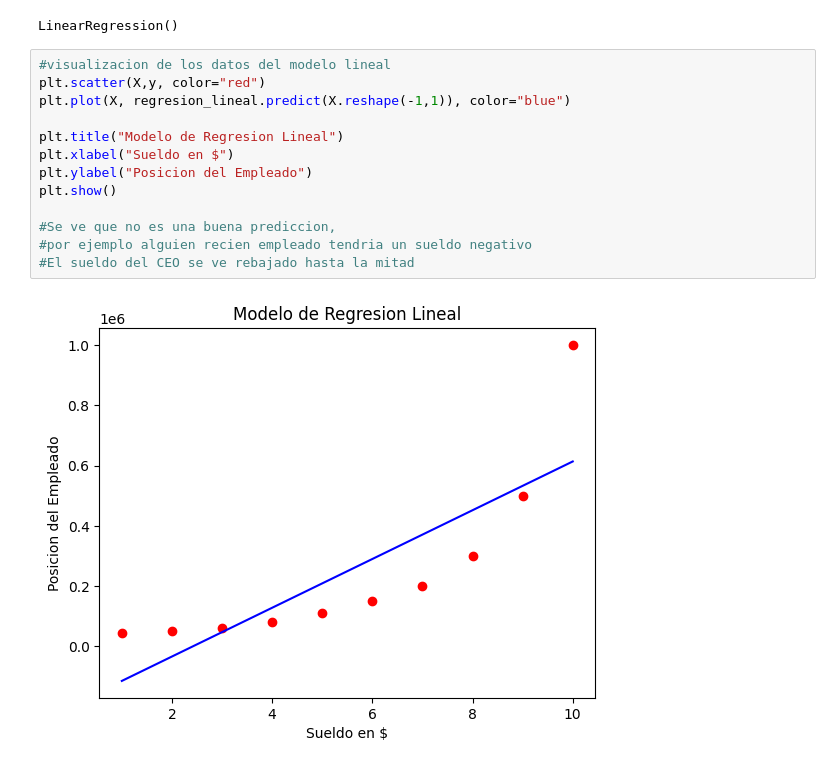
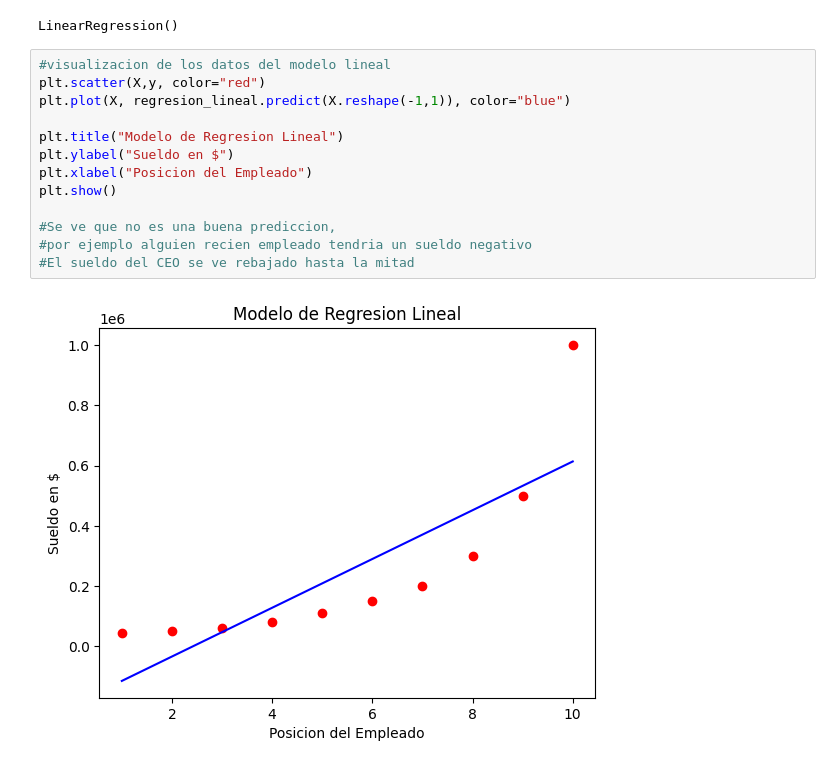
Before and after one commit to jrguignan/Machine_Learning, a Jupyter notebook: Regresion/regresion_lineal_polinomica.ipynb, the cells around one changed output. Cells and saved outputs as stored; diff of their text form.

```diff
--- a/Regresion/regresion_lineal_polinomica.ipynb
+++ b/Regresion/regresion_lineal_polinomica.ipynb
@@ -68,18 +68,18 @@ LinearRegression()
 # %%
 #visualizacion de los datos del modelo lineal
 plt.scatter(X,y, color="red")
 plt.plot(X, regresion_lineal.predict(X.reshape(-1,1)), color="blue")
 
 plt.title("Modelo de Regresion Lineal")
-plt.xlabel("Sueldo en $")
-plt.ylabel("Posicion del Empleado")
+plt.ylabel("Sueldo en $")
+plt.xlabel("Posicion del Empleado")
 plt.show()
 
 #Se ve que no es una buena prediccion,
 #por ejemplo alguien recien empleado tendria un sueldo negativo
 #El sueldo del CEO se ve rebajado hasta la mitad
 # %% [output]
-[figure, old version]
+[figure, new version]
 # %%
 #visualizacion de los datos del modelo polinomico-grado2
 plt.scatter(X,y, color="red")
```
Also changed, not shown: parts of 2 cells of this notebook, 1 other file.
